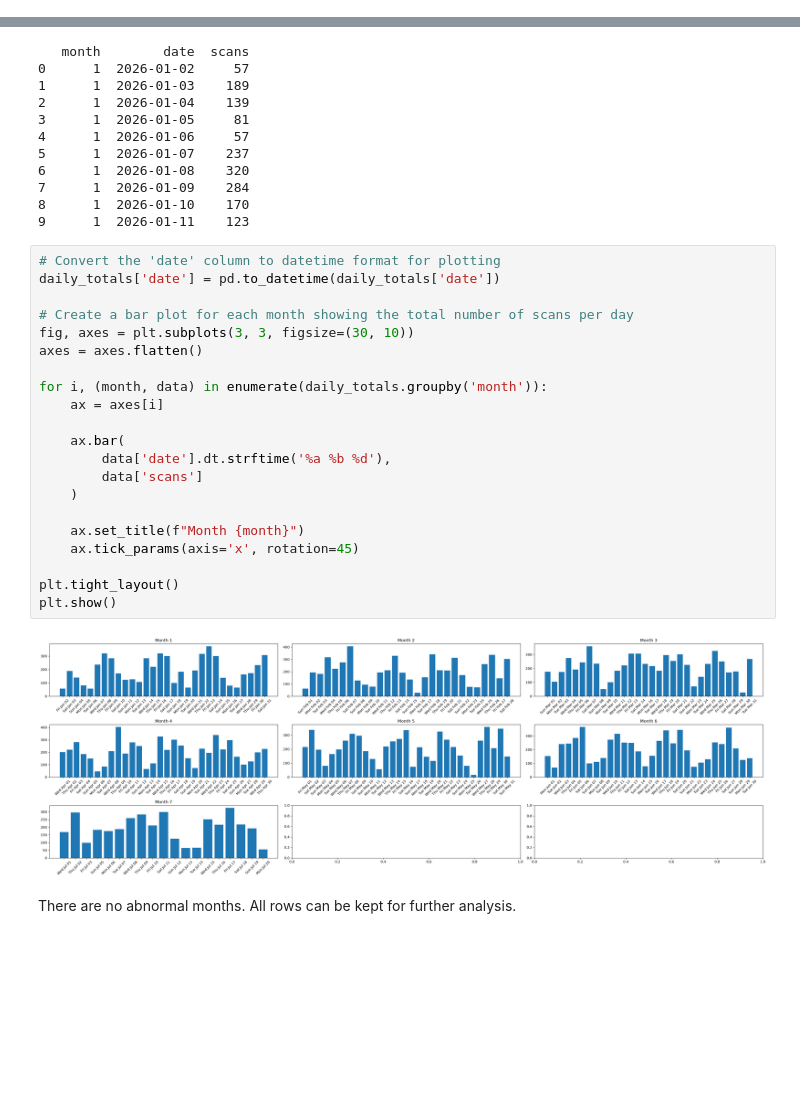
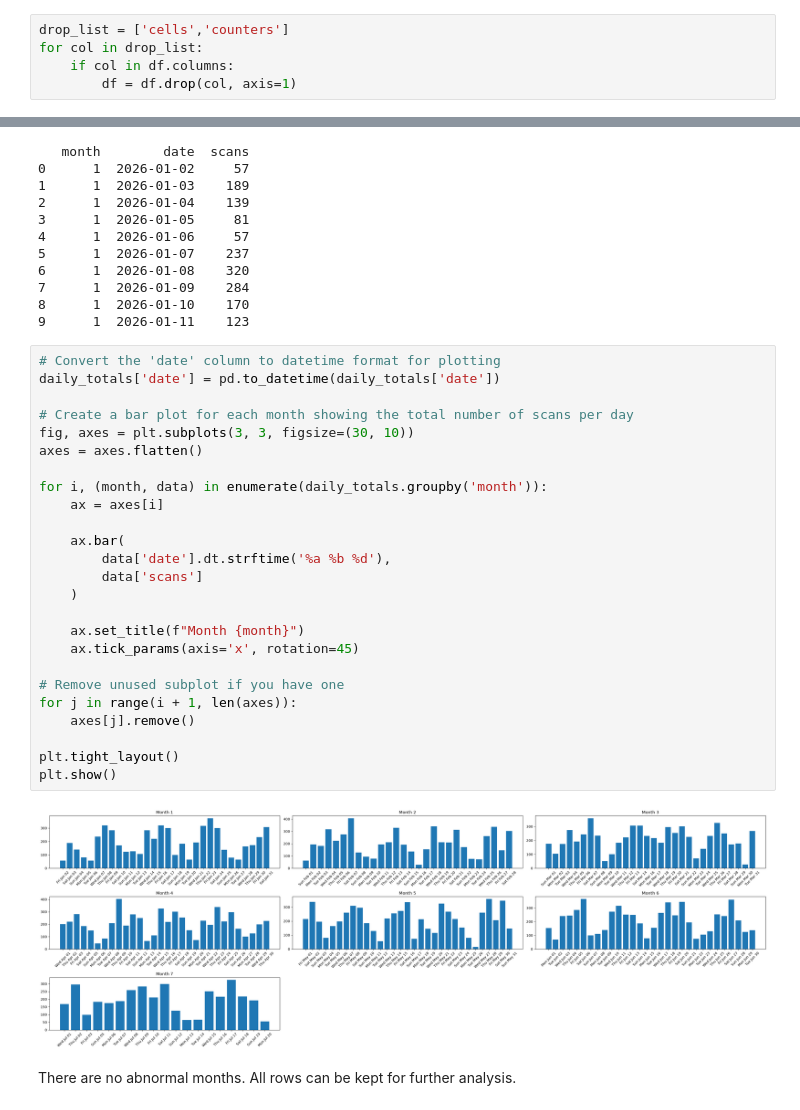
Before and after one commit to victoria-ann/metafer_usage, a Jupyter notebook: metafer_usage/notebook/EDA_Metafer_Usage.ipynb, the cells around one changed output, grey strips where cells are left out. Cells and saved outputs as stored; diff of their text form; blank space fills up the shorter version.

```diff
--- a/metafer_usage/notebook/EDA_Metafer_Usage.ipynb
+++ b/metafer_usage/notebook/EDA_Metafer_Usage.ipynb
@@ -132,6 +132,11 @@ meta 7    1329
 meta 8    1108
 meta 2     974
 Name: count, dtype: int64
+# %%
+drop_list = ['cells','counters']
+for col in drop_list:
+    if col in df.columns:
+        df = df.drop(col, axis=1)
 # %%
 file_path = '/Users/toripalecek/Documents/metafer_usage/metafer_usage/cleaned_data/cleaned_metafer_usage.csv'
 dir_path = os.path.dirname(file_path)
@@ -159,26 +164,30 @@ print(daily_totals.head(10))
 # %%
 # Convert the 'date' column to datetime format for plotting
 daily_totals['date'] = pd.to_datetime(daily_totals['date'])
 
 # Create a bar plot for each month showing the total number of scans per day
 fig, axes = plt.subplots(3, 3, figsize=(30, 10))
 axes = axes.flatten()
 
 for i, (month, data) in enumerate(daily_totals.groupby('month')):
     ax = axes[i]
 
     ax.bar(
         data['date'].dt.strftime('%a %b %d'),
         data['scans']
     )
 
     ax.set_title(f"Month {month}")
     ax.tick_params(axis='x', rotation=45)
 
+# Remove unused subplot if you have one
+for j in range(i + 1, len(axes)):
+    axes[j].remove()
+
 plt.tight_layout()
 plt.show()
 # %% [output]
-[figure, old version]
+[figure, new version]
 # %% [markdown]
 There are no abnormal months. All rows can be kept for further analysis.
 # %%
```
Also changed, not shown: parts of 14 cells of this notebook, 17 other files.
